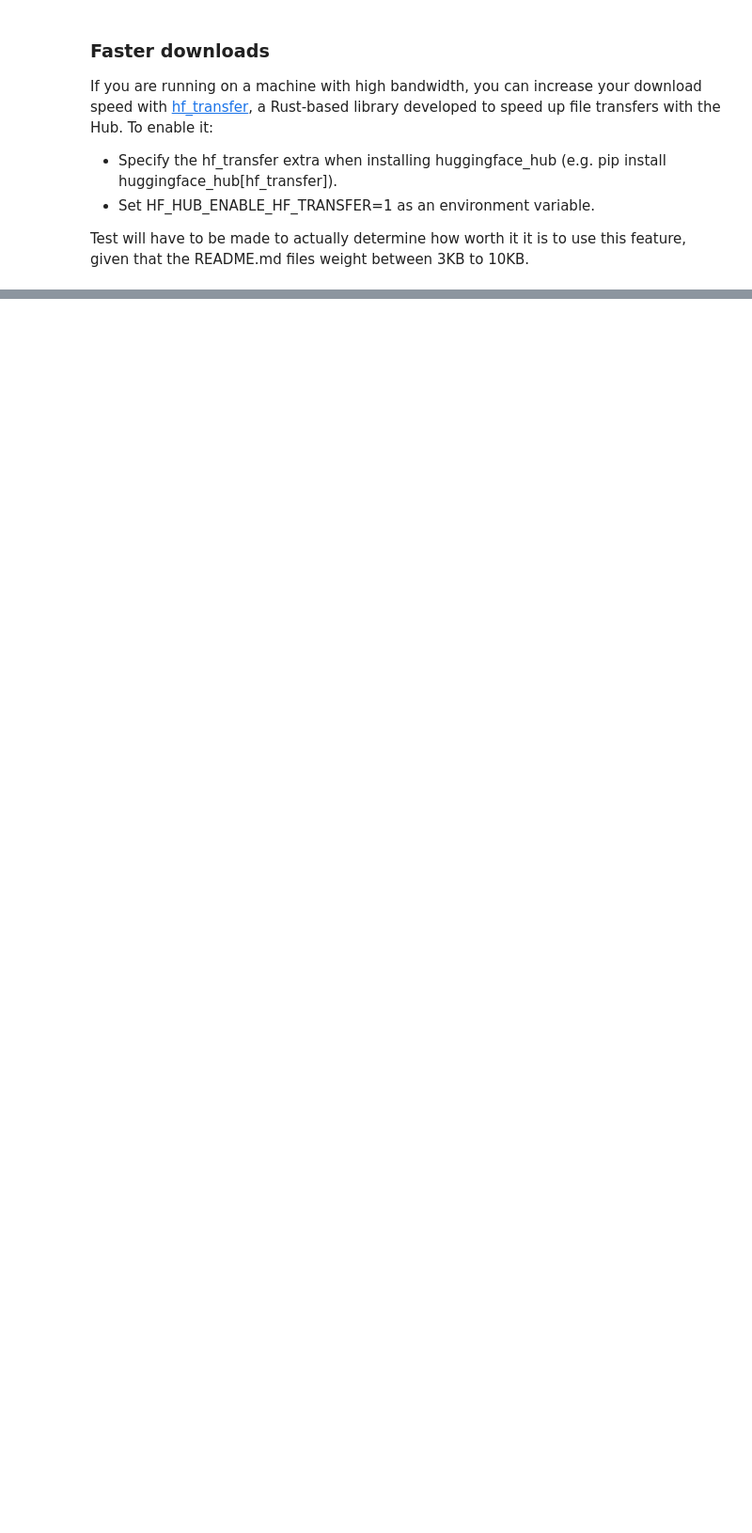
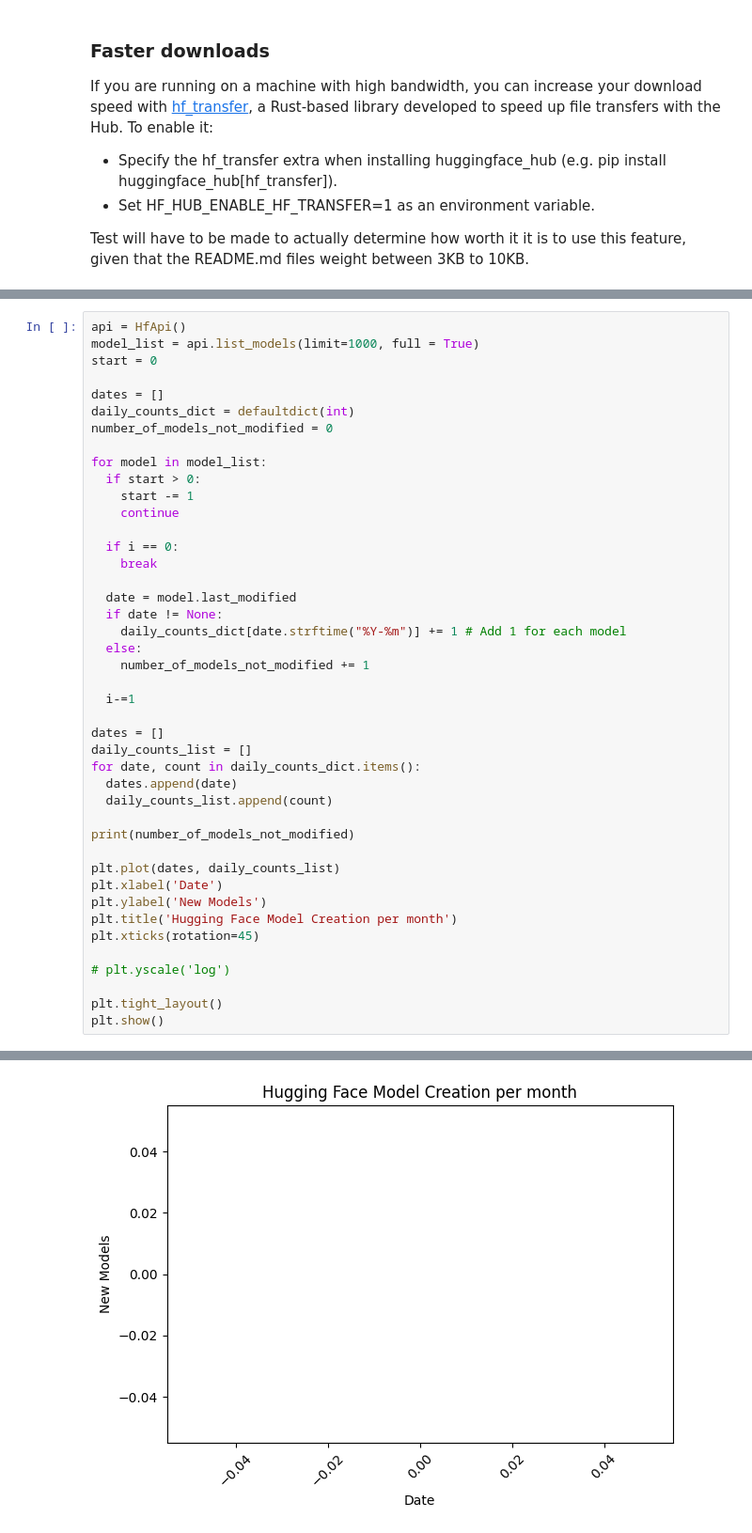
Before and after one commit to zbmed-semtec/mlentory-etl-pipeline, a Jupyter notebook: Playground/HF_metadata_tests.ipynb, the cells around one changed output, grey strips where cells are left out. Shown at 94% size. Cells and saved outputs as stored; diff of their text form; blank space fills up the shorter version.

```diff
--- a/Playground/HF_metadata_tests.ipynb
+++ b/Playground/HF_metadata_tests.ipynb
@@ -257,0 +320,44 @@ Test will have to be made to actually determine how worth it it is to use this f
+# %%
+api = HfApi()
+model_list = api.list_models(limit=1000, full = True)
+start = 0
+
+dates = []
+daily_counts_dict = defaultdict(int)
+number_of_models_not_modified = 0
+
+for model in model_list:
+  if start > 0:
+    start -= 1
+    continue
+
+  if i == 0:
+    break
+
+  date = model.last_modified
+  if date != None:
+    daily_counts_dict[date.strftime("%Y-%m")] += 1 # Add 1 for each model
+  else:
+    number_of_models_not_modified += 1
+
+  i-=1
+
+dates = []
+daily_counts_list = []
+for date, count in daily_counts_dict.items():
+  dates.append(date)
+  daily_counts_list.append(count)
+
+print(number_of_models_not_modified)
+
+plt.plot(dates, daily_counts_list)
+plt.xlabel('Date')
+plt.ylabel('New Models')
+plt.title('Hugging Face Model Creation per month')
+plt.xticks(rotation=45)
+
+# plt.yscale('log')
+
+plt.tight_layout()
+plt.show()
+# %% [output]
@@ -257,0 +365 @@ Test will have to be made to actually determine how worth it it is to use this f
+[figure, added]
```
Also changed, not shown: parts of 14 cells of this notebook, 3 other files.
